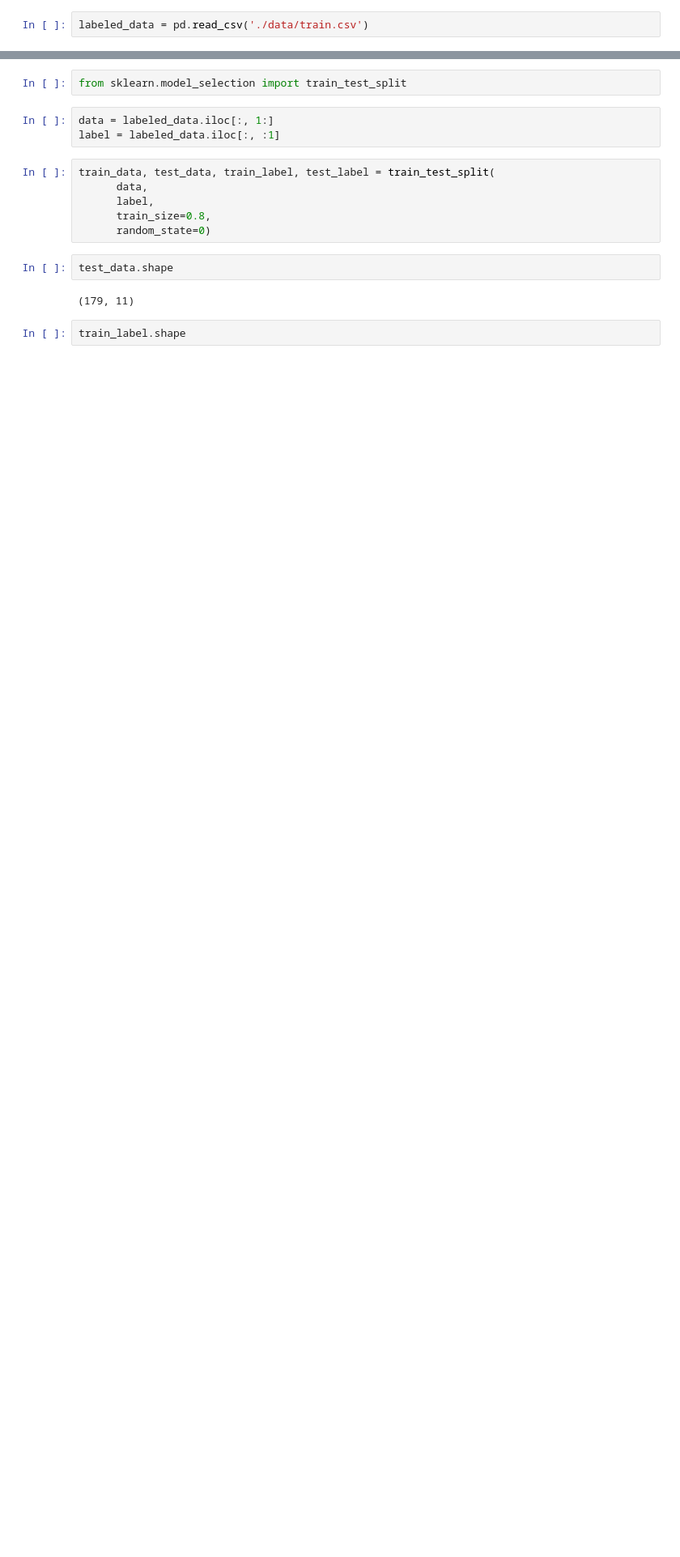
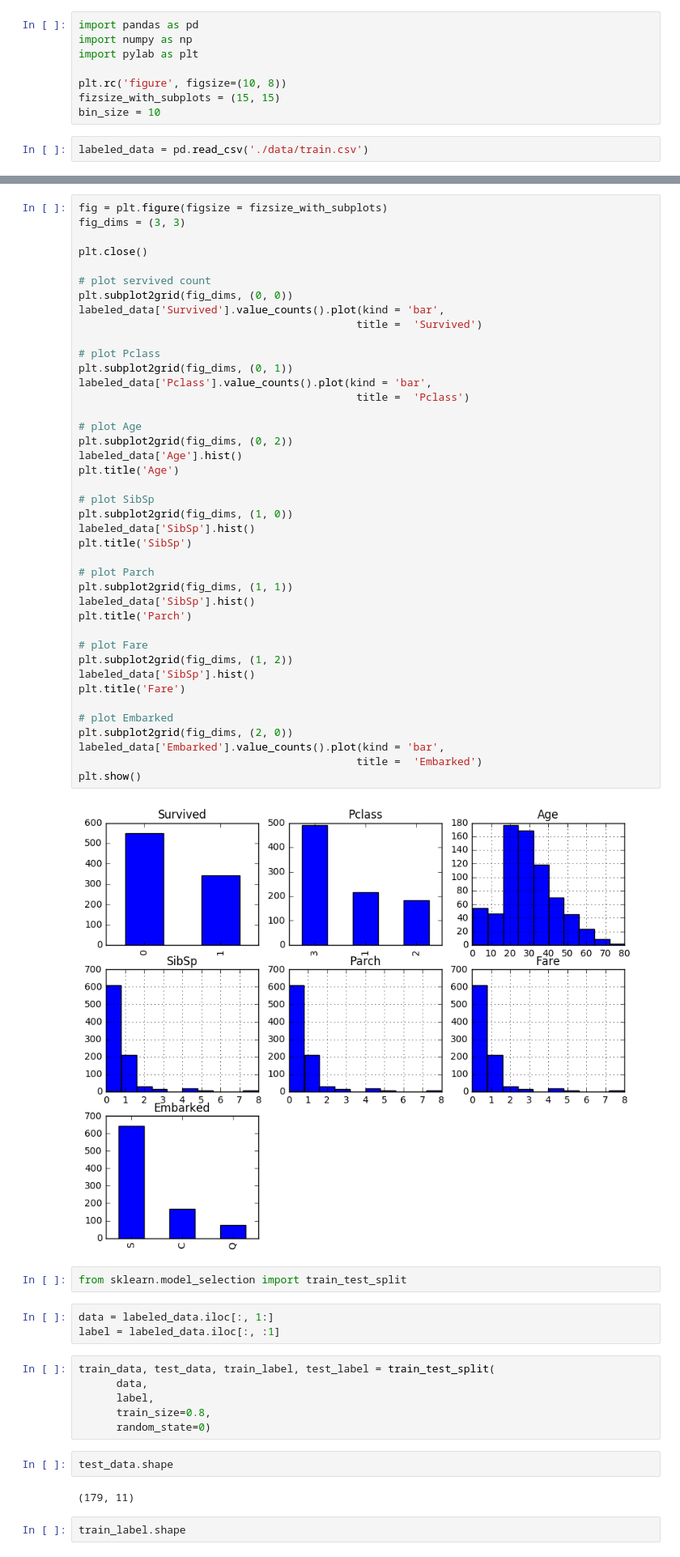
Before and after one commit to NoNeil/kaggle_exercise, a Jupyter notebook: Titanic/titanic.ipynb, the cells around one changed output, grey strips where cells are left out. Shown at 81% size. Drawn from its saved outputs; the diff is of its cells as text; blank space fills up the shorter version.

```diff
--- a/Titanic/titanic.ipynb
+++ b/Titanic/titanic.ipynb
@@ -3,3 +1,11 @@ import pandas as pd
+# %%
+import pandas as pd
+import numpy as np
+import pylab as plt
+
+plt.rc('figure', figsize=(10, 8))
+fizsize_with_subplots = (15, 15)
+bin_size = 10
 # %%
 labeled_data = pd.read_csv('./data/train.csv')
 # %%
@@ -12,3 +74,46 @@ labeled_data.head(3)
+# %%
+fig = plt.figure(figsize = fizsize_with_subplots)
+fig_dims = (3, 3)
+
+plt.close()
+
+# plot servived count
+plt.subplot2grid(fig_dims, (0, 0))
+labeled_data['Survived'].value_counts().plot(kind = 'bar',
+                                            title =  'Survived')
+
+# plot Pclass
+plt.subplot2grid(fig_dims, (0, 1))
+labeled_data['Pclass'].value_counts().plot(kind = 'bar',
+                                            title =  'Pclass')
+
+# plot Age
+plt.subplot2grid(fig_dims, (0, 2))
+labeled_data['Age'].hist()
+plt.title('Age')
+
+# plot SibSp
+plt.subplot2grid(fig_dims, (1, 0))
+labeled_data['SibSp'].hist()
+plt.title('SibSp')
+
+# plot Parch
+plt.subplot2grid(fig_dims, (1, 1))
+labeled_data['SibSp'].hist()
+plt.title('Parch')
+
+# plot Fare
+plt.subplot2grid(fig_dims, (1, 2))
+labeled_data['SibSp'].hist()
+plt.title('Fare')
+
+# plot Embarked
+plt.subplot2grid(fig_dims, (2, 0))
+labeled_data['Embarked'].value_counts().plot(kind = 'bar',
+                                            title =  'Embarked')
+plt.show()
+# %% [output]
+[figure, added]
 # %%
 from sklearn.model_selection import train_test_split
 # %%
```
Also changed, not shown: parts of 8 cells of this notebook.
